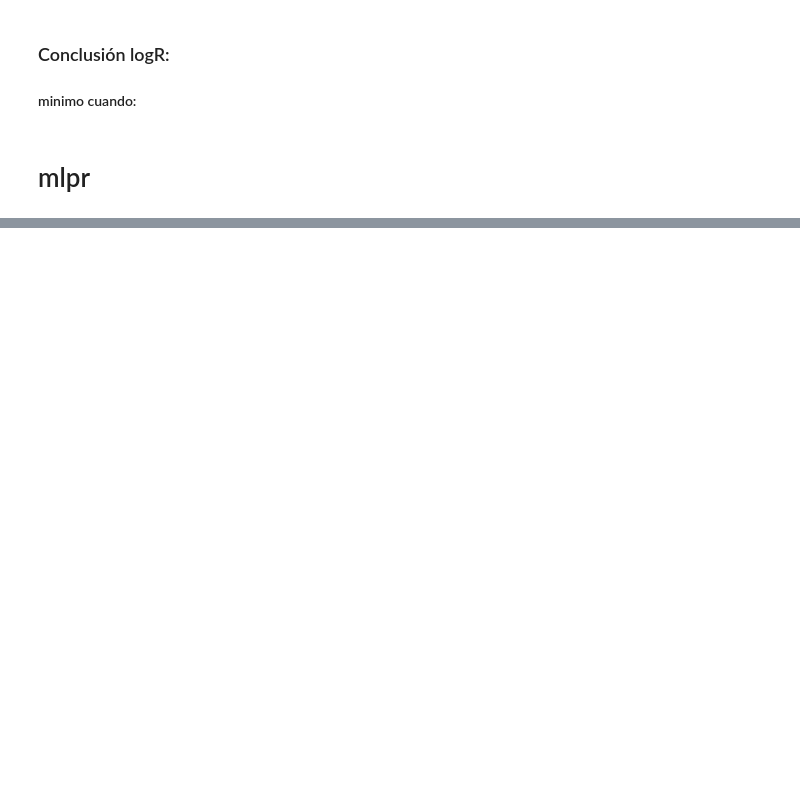
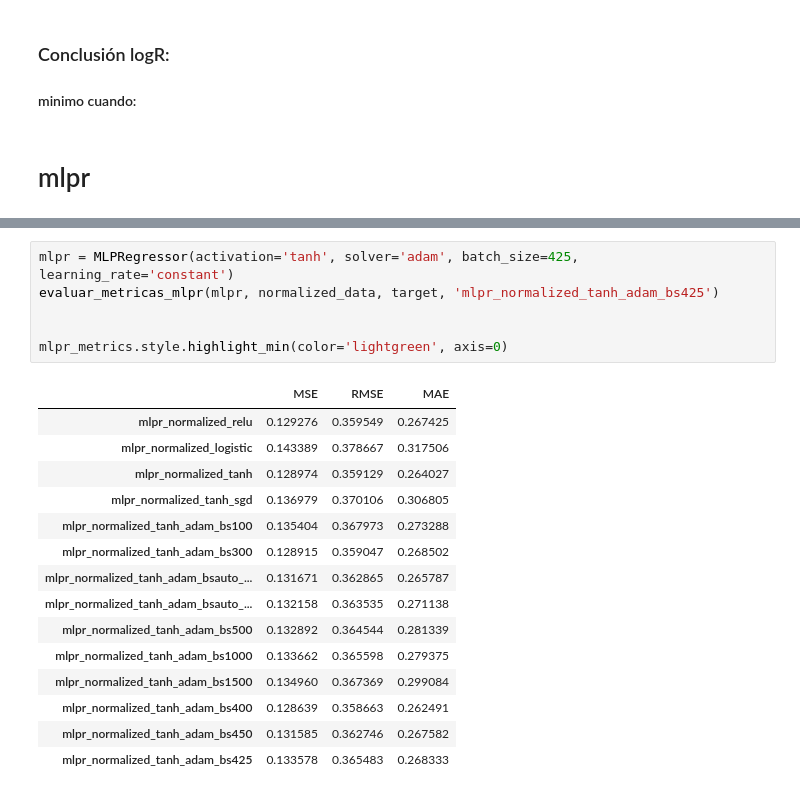
Before and after one commit to robertomanzanolopez/nba_statistics_prediction, a Jupyter notebook: clean_dataframe_2.ipynb, the cells around one changed output, grey strips where cells are left out. Drawn from its saved outputs; the diff is of its cells as text; blank space fills up the shorter version.

```diff
--- a/clean_dataframe_2.ipynb
+++ b/clean_dataframe_2.ipynb
@@ -273,0 +537,22 @@ def evaluar_metricas_mlpr(estimator, data, target, name):
+# %%
+mlpr = MLPRegressor(activation='tanh', solver='adam', batch_size=425, learning_rate='constant')
+evaluar_metricas_mlpr(mlpr, normalized_data, target, 'mlpr_normalized_tanh_adam_bs425')
+
+
+mlpr_metrics.style.highlight_min(color='lightgreen', axis=0)
+# %% [output]
+|  | MSE | RMSE | MAE |
+| mlpr_normalized_relu | 0.129276 | 0.359549 | 0.267425 |
+| mlpr_normalized_logistic | 0.143389 | 0.378667 | 0.317506 |
+| mlpr_normalized_tanh | 0.128974 | 0.359129 | 0.264027 |
+| mlpr_normalized_tanh_sgd | 0.136979 | 0.370106 | 0.306805 |
+| mlpr_normalized_tanh_adam_bs100 | 0.135404 | 0.367973 | 0.273288 |
+| mlpr_normalized_tanh_adam_bs300 | 0.128915 | 0.359047 | 0.268502 |
+| mlpr_normalized_tanh_adam_bsauto_... | 0.131671 | 0.362865 | 0.265787 |
+| mlpr_normalized_tanh_adam_bsauto_... | 0.132158 | 0.363535 | 0.271138 |
+| mlpr_normalized_tanh_adam_bs500 | 0.132892 | 0.364544 | 0.281339 |
+| mlpr_normalized_tanh_adam_bs1000 | 0.133662 | 0.365598 | 0.279375 |
+| mlpr_normalized_tanh_adam_bs1500 | 0.134960 | 0.367369 | 0.299084 |
+| mlpr_normalized_tanh_adam_bs400 | 0.128639 | 0.358663 | 0.262491 |
+| mlpr_normalized_tanh_adam_bs450 | 0.131585 | 0.362746 | 0.267582 |
+| mlpr_normalized_tanh_adam_bs425 | 0.133578 | 0.365483 | 0.268333 |
```
Also changed, not shown: parts of 31 cells of this notebook.
